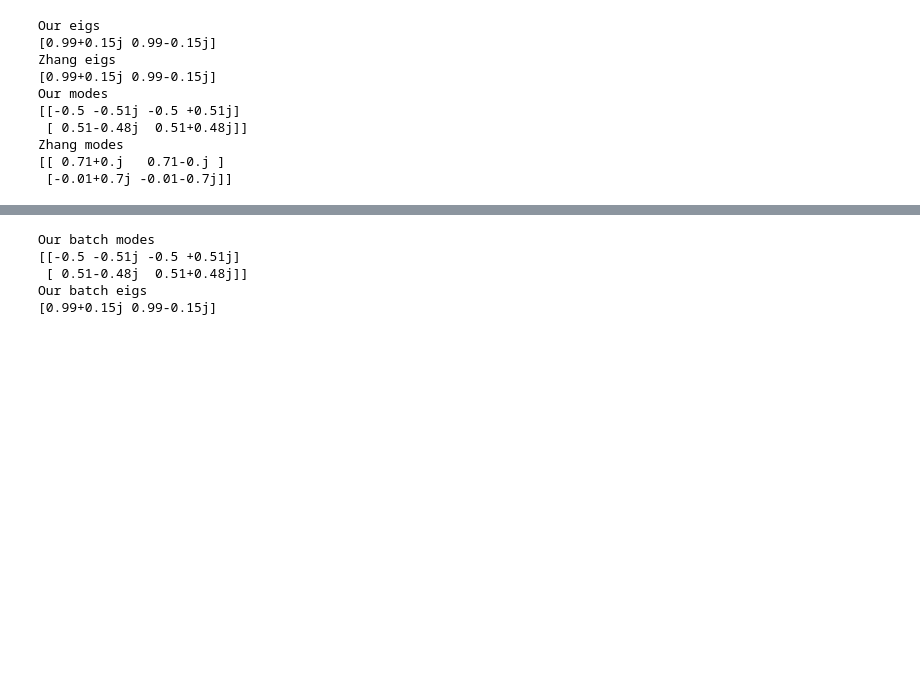
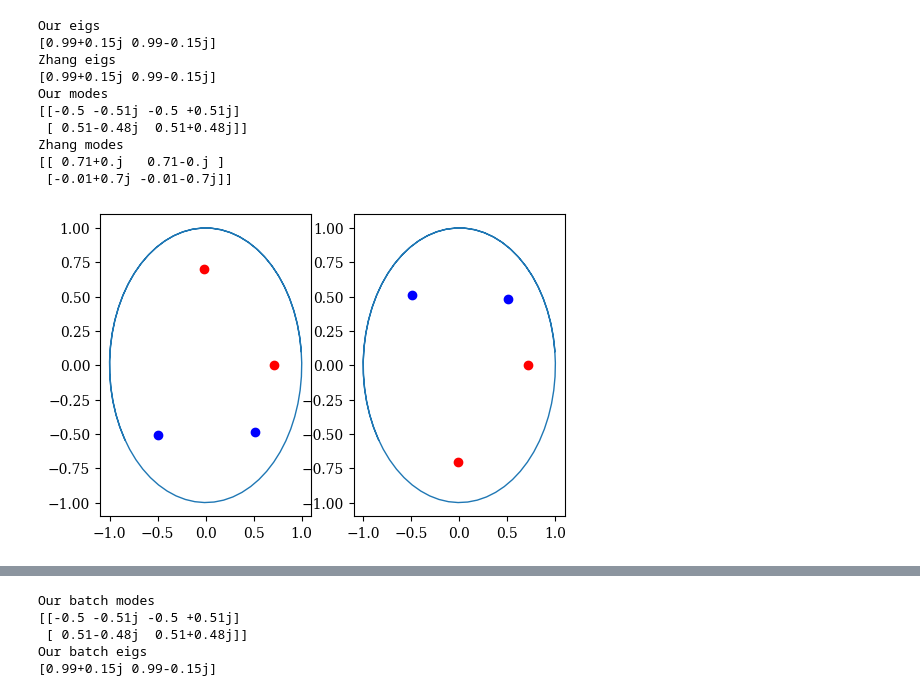
Before and after one commit to ela-d/DMD, a Jupyter notebook: 2D_time-varying_system-example.ipynb, the cells around one changed output, grey strips where cells are left out. Cells and saved outputs as stored; diff of their text form; code cells hidden in the pictures; blank space fills up the shorter version.

```diff
--- a/2D_time-varying_system-example.ipynb
+++ b/2D_time-varying_system-example.ipynb
@@ -108,5 +120,21 @@ Our modes
 Zhang modes
 [[ 0.71+0.j   0.71-0.j ]
  [-0.01+0.7j -0.01-0.7j]]
+# %%
+plt.subplot(1, 2, 1)
+plt.plot(np.real(Z[:,0]), np.imag(Z[:,0]), 'o', label="zhang", color="r")
+plt.plot(np.real(Z_nas[:,0]), np.imag(Z_nas[:,0]),'o', label="mi", color="b")
+plt.plot(np.cos(t), np.sin(t), linewidth=1)
+
+
+plt.subplot(1, 2, 2)
+plt.plot(np.real(Z[:,1]), np.imag(Z[:,1]), 'o', label="zhang", color="r")
+plt.plot(np.real(Z_nas[:,1]), np.imag(Z_nas[:,1]), 'o', label="mi", color="b")
+plt.plot(np.cos(t), np.sin(t), linewidth=1)
+
+
+plt.show()
+# %% [output]
+[figure, added]
 # %%
 #koje modove dobijem ako odmah ubacim sve x i y?
```
Also changed, not shown: parts of 16 cells of this notebook.
